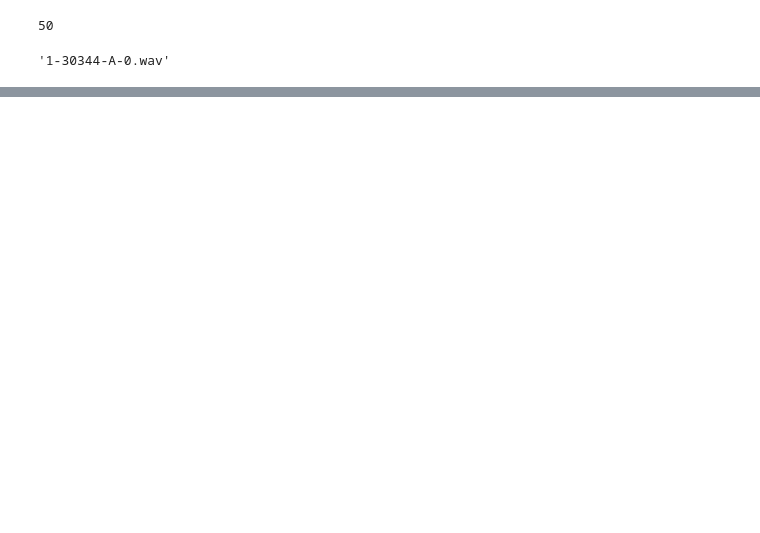
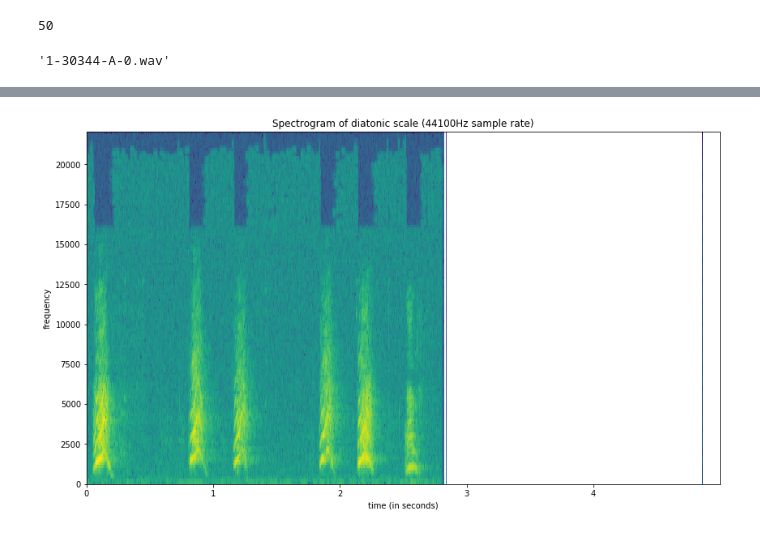
Before and after one commit to aquietlife/whisp, a Jupyter notebook: esc.ipynb, the cells around one changed output, grey strips where cells are left out. Saved outputs shown, nothing was run; the diff lists cells and outputs as text; code cells hidden in the pictures; blank space fills up the shorter version.

```diff
--- a/esc.ipynb
+++ b/esc.ipynb
@@ -95,0 +230,24 @@ ESC-50-master/audio/1-59513-A-0.wav
+# %%
+%matplotlib inline
+import matplotlib.pyplot as plt
+import numpy as np
+import scipy
+import scipy.io.wavfile
+import IPython
+
+def setup_graph(title='', x_label='', y_label='', fig_size=None):
+    fig = plt.figure()
+    if fig_size != None:
+        fig.set_size_inches(fig_size[0], fig_size[1])
+    ax = fig.add_subplot(111)
+    ax.set_title(title)
+    ax.set_xlabel(x_label)
+    ax.set_ylabel(y_label)
+# %%
+(doremi_sample_rate, doremi) = scipy.io.wavfile.read("ESC-50-master/audio/5-9032-A-0.wav")
+# %%
+np.seterr(divide = 'ignore')
+setup_graph(title='Spectrogram of diatonic scale (44100Hz sample rate)', x_label='time (in seconds)', y_label='frequency', fig_size=(14,8))
+_ = plt.specgram(doremi, Fs=doremi_sample_rate)
+# %% [output]
+[figure, added]
```
Also changed, not shown: parts of 6 cells of this notebook, 1 other file.
